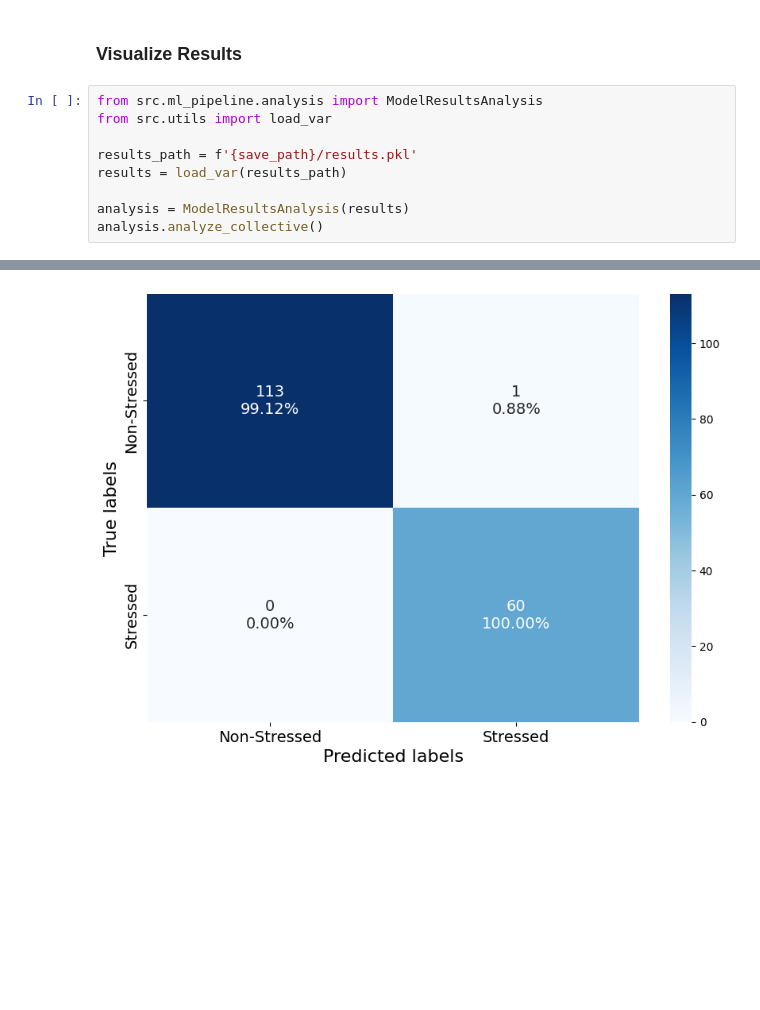
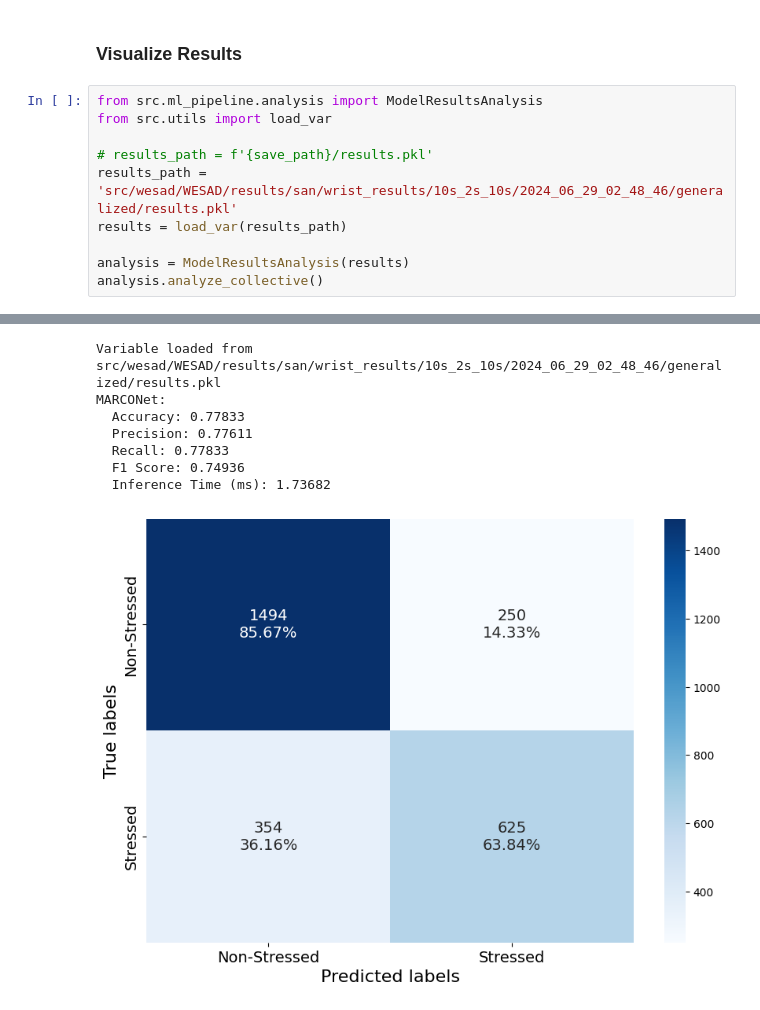
Before and after one commit to WillPowellUk/Modular-Multimodal-Stress-Detector, a Jupyter notebook: wesad_demo.ipynb, the cells around one changed output, grey strips where cells are left out. Drawn from its saved outputs; the diff is of its cells as text; blank space fills up the shorter version.

```diff
--- a/wesad_demo.ipynb
+++ b/wesad_demo.ipynb
@@ -640,7 +640,8 @@ Variable 'Results' saved to src/wesad/WESAD/results/san/wrist_results/10s_2s_10s
 from src.ml_pipeline.analysis import ModelResultsAnalysis
 from src.utils import load_var
 
-results_path = f'{save_path}/results.pkl'
+# results_path = f'{save_path}/results.pkl'
+results_path = 'src/wesad/WESAD/results/san/wrist_results/10s_2s_10s/2024_06_29_02_48_46/generalized/results.pkl'
 results = load_var(results_path)
 
 analysis = ModelResultsAnalysis(results)
@@ -656 +656,8 @@ MARCONet:
+Variable loaded from src/wesad/WESAD/results/san/wrist_results/10s_2s_10s/2024_06_29_02_48_46/generalized/results.pkl
+MARCONet:
+  Accuracy: 0.77833
+  Precision: 0.77611
+  Recall: 0.77833
+  F1 Score: 0.74936
+  Inference Time (ms): 1.73682
-[figure, old version]
+[figure, new version]
```
Also changed, not shown: parts of 3 cells of this notebook, 17 other files.
